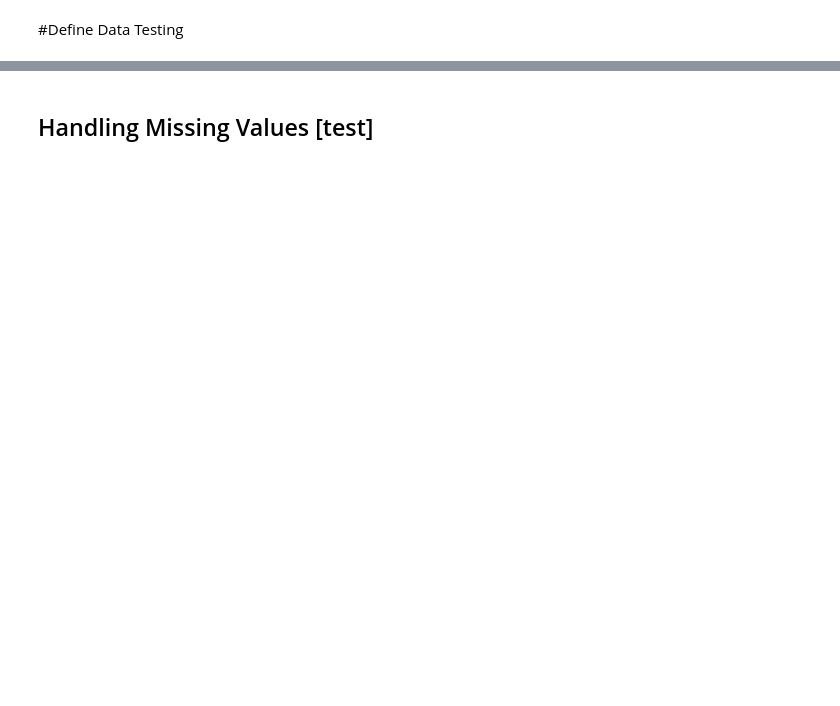
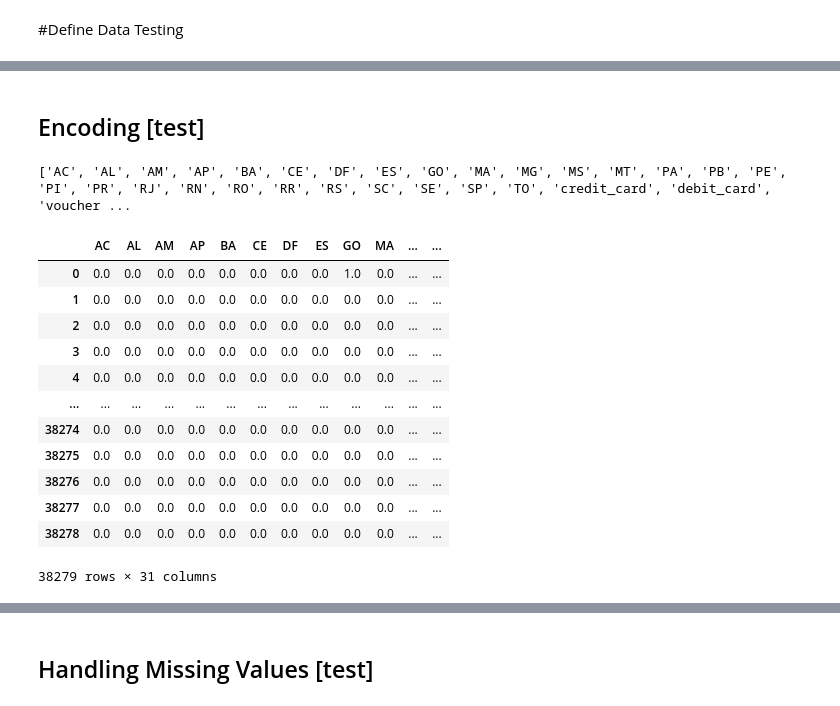
Before and after one commit to MFRoz1/IntelligoCompetition, a Jupyter notebook: Full_2_(RFE_fitur_selection).ipynb, the cells around one changed output, grey strips where cells are left out. Drawn from its saved outputs; the diff is of its cells as text; code cells hidden in the pictures; blank space fills up the shorter version.

```diff
--- a/Full_2_(RFE_fitur_selection).ipynb
+++ b/Full_2_(RFE_fitur_selection).ipynb
@@ -415,5 +415,6 @@ test_Customers = pd.read_csv('/content/drive/MyDrive/DA & DS/Data dan hasil anal
 test_Orderitems = pd.read_csv('/content/drive/MyDrive/DA & DS/Data dan hasil analisis lomba/INTELLIGO/fix-tahap-1-lomba-data-science-intelligo-id/test/df_OrderItems.csv')
 test_Products = pd.read_csv('/content/drive/MyDrive/DA & DS/Data dan hasil analisis lomba/INTELLIGO/fix-tahap-1-lomba-data-science-intelligo-id/test/df_Products.csv')
 test_Orders = pd.read_csv('/content/drive/MyDrive/DA & DS/Data dan hasil analisis lomba/INTELLIGO/fix-tahap-1-lomba-data-science-intelligo-id/test/df_Orders.csv')
+test_Payments = pd.read_csv('/content/drive/MyDrive/DA & DS/Data dan hasil analisis lomba/INTELLIGO/fix-tahap-1-lomba-data-science-intelligo-id/test/df_Payments.csv')
 # %%
 test_Customers
@@ -428,2 +499,4 @@ data_test = pd.DataFrame(test_Customers[['customer_state']].join(test_Orderitems
+# %%
+data_test = test_Payments[['payment_sequential', 'payment_type', 'payment_installments']].join(test_Products[['product_width_cm', 'product_length_cm']]).join(test_Customers['customer_state'])
 # %%
 data_test
@@ -429,0 +517,2 @@ data_test
+# %% [markdown]
+## Encoding [test]
@@ -429,0 +521,25 @@ data_test
+# %%
+#Mendefinisikan nilai unique dari masing masing kolom yang akan di encodimg
+col_test = sorted(data_test['customer_state'].unique().tolist()) + sorted(data_test['payment_type'].unique().tolist())
+print(col_test)
+# %% [output]
+['AC', 'AL', 'AM', 'AP', 'BA', 'CE', 'DF', 'ES', 'GO', 'MA', 'MG', 'MS', 'MT', 'PA', 'PB', 'PE', 'PI', 'PR', 'RJ', 'RN', 'RO', 'RR', 'RS', 'SC', 'SE', 'SP', 'TO', 'credit_card', 'debit_card', 'voucher ...
+# %%
+# Mengubah kolom menggunakan OneHotEncoder
+ohe = OneHotEncoder(handle_unknown = 'ignore')
+encod_test = pd.DataFrame(ohe.fit_transform(data_test[['customer_state', 'payment_type']]).toarray(), columns = col_test)
+encod_test
+# %% [output]
+|  | AC | AL | AM | AP | BA | CE | DF | ES | GO | MA | ... | ... |
+| 0 | 0.0 | 0.0 | 0.0 | 0.0 | 0.0 | 0.0 | 0.0 | 0.0 | 1.0 | 0.0 | ... | ... |
+| 1 | 0.0 | 0.0 | 0.0 | 0.0 | 0.0 | 0.0 | 0.0 | 0.0 | 0.0 | 0.0 | ... | ... |
+| 2 | 0.0 | 0.0 | 0.0 | 0.0 | 0.0 | 0.0 | 0.0 | 0.0 | 0.0 | 0.0 | ... | ... |
+| 3 | 0.0 | 0.0 | 0.0 | 0.0 | 0.0 | 0.0 | 0.0 | 0.0 | 0.0 | 0.0 | ... | ... |
+| 4 | 0.0 | 0.0 | 0.0 | 0.0 | 0.0 | 0.0 | 0.0 | 0.0 | 0.0 | 0.0 | ... | ... |
+| ... | ... | ... | ... | ... | ... | ... | ... | ... | ... | ... | ... | ... |
+| 38274 | 0.0 | 0.0 | 0.0 | 0.0 | 0.0 | 0.0 | 0.0 | 0.0 | 0.0 | 0.0 | ... | ... |
+| 38275 | 0.0 | 0.0 | 0.0 | 0.0 | 0.0 | 0.0 | 0.0 | 0.0 | 0.0 | 0.0 | ... | ... |
+| 38276 | 0.0 | 0.0 | 0.0 | 0.0 | 0.0 | 0.0 | 0.0 | 0.0 | 0.0 | 0.0 | ... | ... |
+| 38277 | 0.0 | 0.0 | 0.0 | 0.0 | 0.0 | 0.0 | 0.0 | 0.0 | 0.0 | 0.0 | ... | ... |
+| 38278 | 0.0 | 0.0 | 0.0 | 0.0 | 0.0 | 0.0 | 0.0 | 0.0 | 0.0 | 0.0 | ... | ... |
+38279 rows × 31 columns
```
Also changed, not shown: parts of 52 cells of this notebook.
